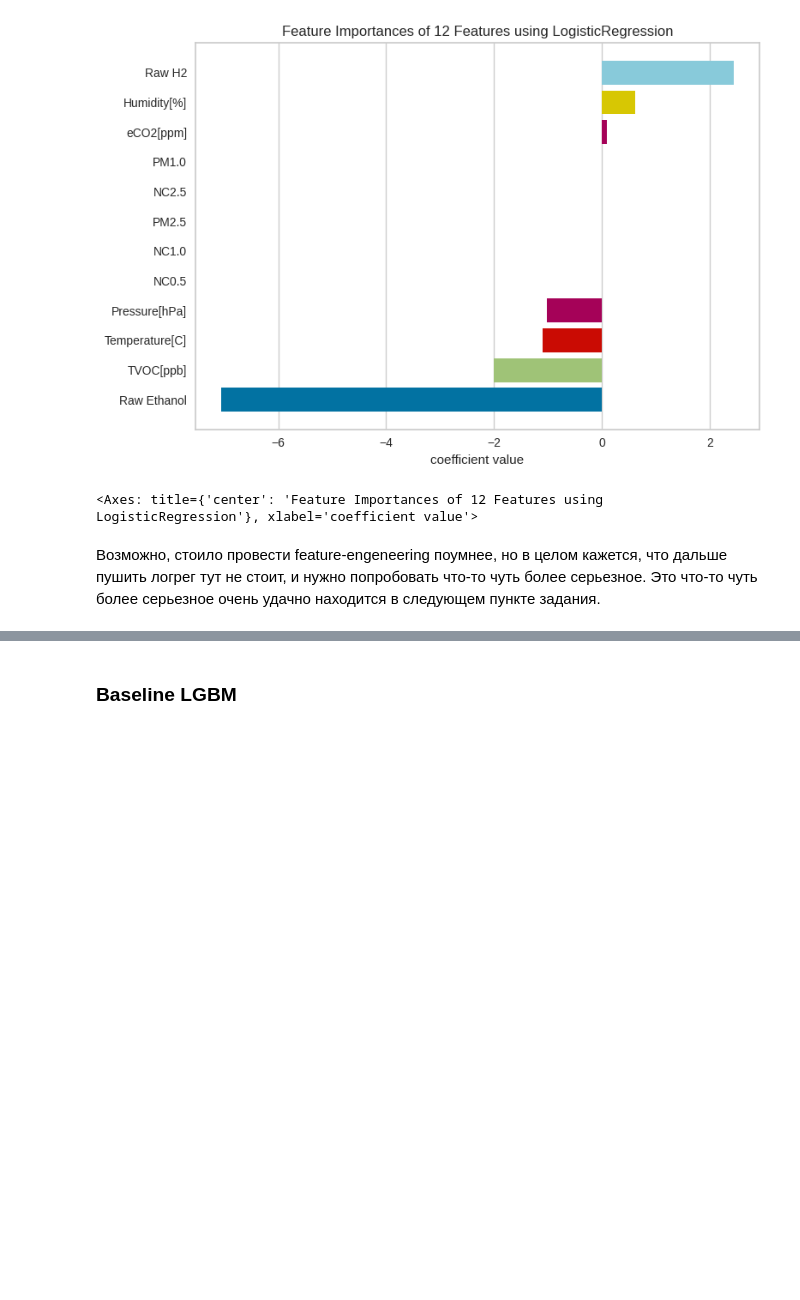
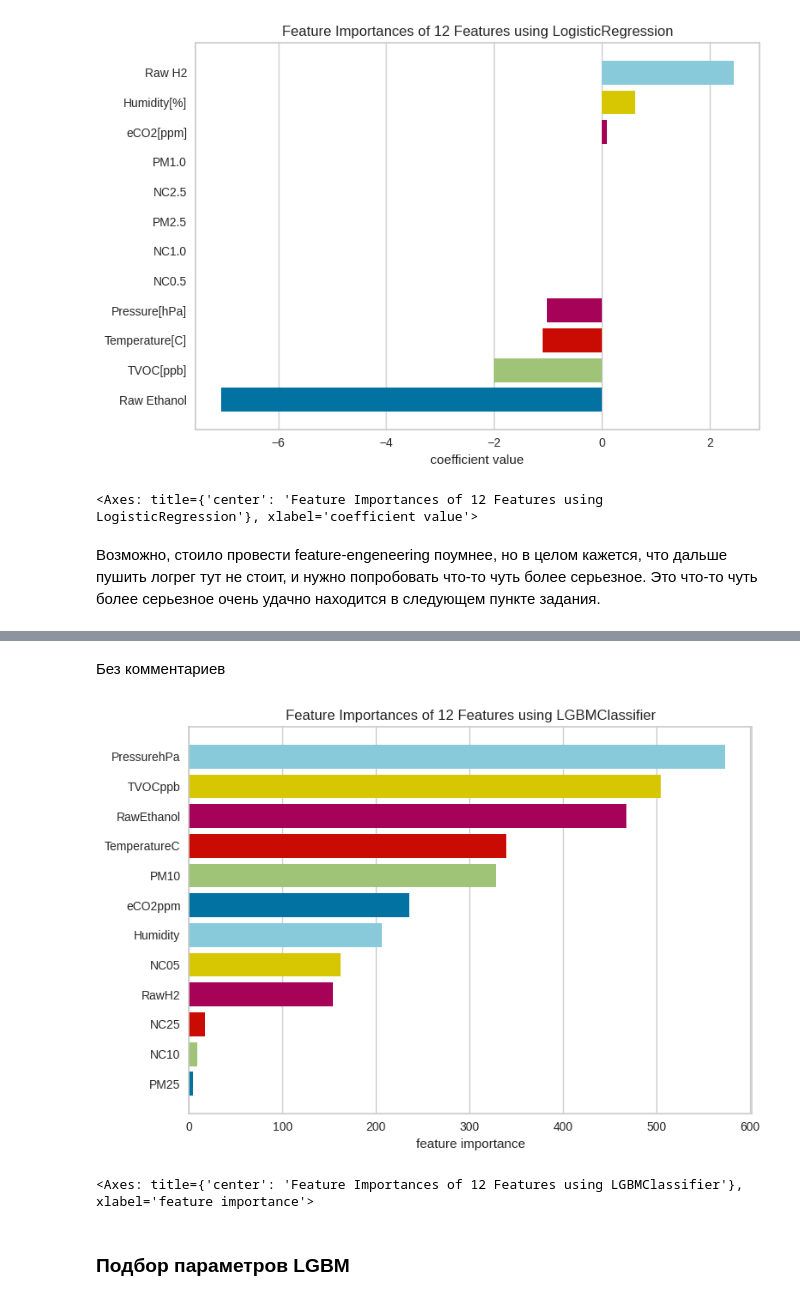
Before and after one commit to smertlove/ML_hw, a Jupyter notebook: HW4.ipynb, the cells around one changed output, grey strips where cells are left out. Drawn from its saved outputs; the diff is of its cells as text; code cells hidden in the pictures; blank space fills up the shorter version.

```diff
--- a/HW4.ipynb
+++ b/HW4.ipynb
@@ -1226,2 +1294,11 @@ viz.show()
+# %% [markdown]
+Без комментариев
+# %%
+viz = FeatureImportances(baseline_lgbm, relative=False)
+viz.fit(X_train, y_train)
+viz.show()
+# %% [output]
+[figure, added]
+<Axes: title={'center': 'Feature Importances of 12 Features using LGBMClassifier'}, xlabel='feature importance'>
 # %% [markdown]
-### Baseline LGBM
+### Подбор параметров LGBM
```
Also changed, not shown: parts of 17 cells of this notebook.
